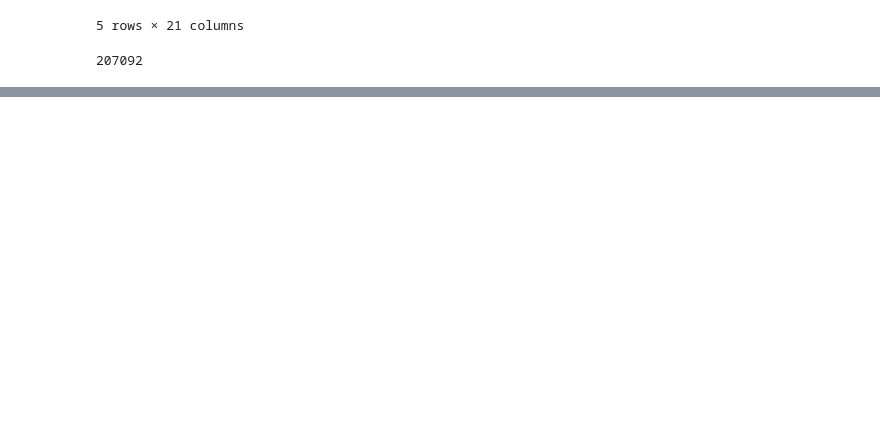
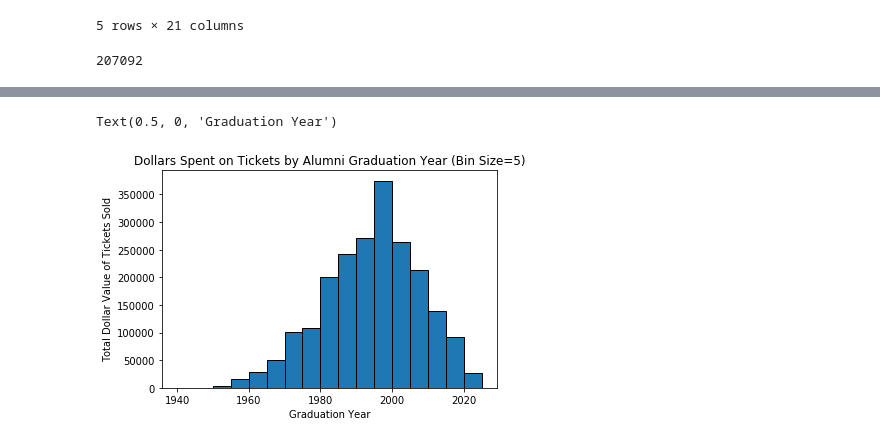
Before and after one commit to rohitmog/ctrl_alt_defeat, a Jupyter notebook: notebook/Kevin.ipynb, the cells around one changed output, grey strips where cells are left out. Saved outputs shown, nothing was run; the diff lists cells and outputs as text; code cells hidden in the pictures; blank space fills up the shorter version.

```diff
--- a/notebook/Kevin.ipynb
+++ b/notebook/Kevin.ipynb
@@ -75,0 +123,25 @@ Text(0.5, 0, 'Estimated Age (based on graduation at 21)')
+# %%
+# Bin total dollars spent on tickets
+BIN_SIZE = 5
+
+rev_per_bin = defaultdict(int)
+
+current_bin = 1940
+
+# rev_per_bin[1940] represents all tickets sold from 1940 to (1940 + BIN_SIZE)
+for year in range(1940, 2020):
+    rev_per_bin[current_bin] += rev_per_year[year]
+    if year > current_bin:
+        current_bin += BIN_SIZE
+
+
+years = list(rev_per_bin.keys())
+values = list(rev_per_bin.values())
+
+plt.bar(years, values, align='edge', width=5, edgecolor='black')
+plt.title(f'Dollars Spent on Tickets by Alumni Graduation Year (Bin Size={BIN_SIZE})')
+plt.ylabel('Total Dollar Value of Tickets Sold')
+plt.xlabel('Graduation Year')
+# %% [output]
+Text(0.5, 0, 'Graduation Year')
+[figure, added]
```
Also changed, not shown: parts of 6 cells of this notebook.
